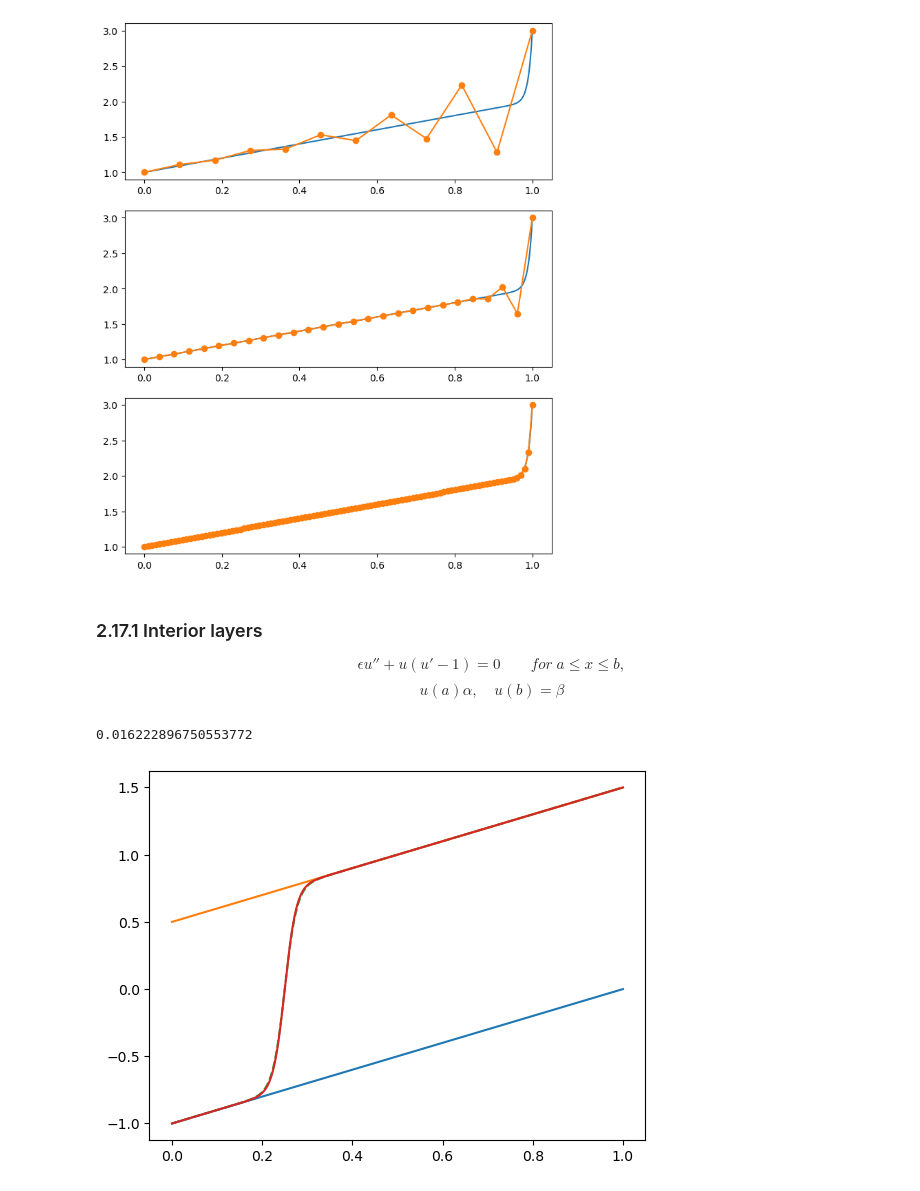
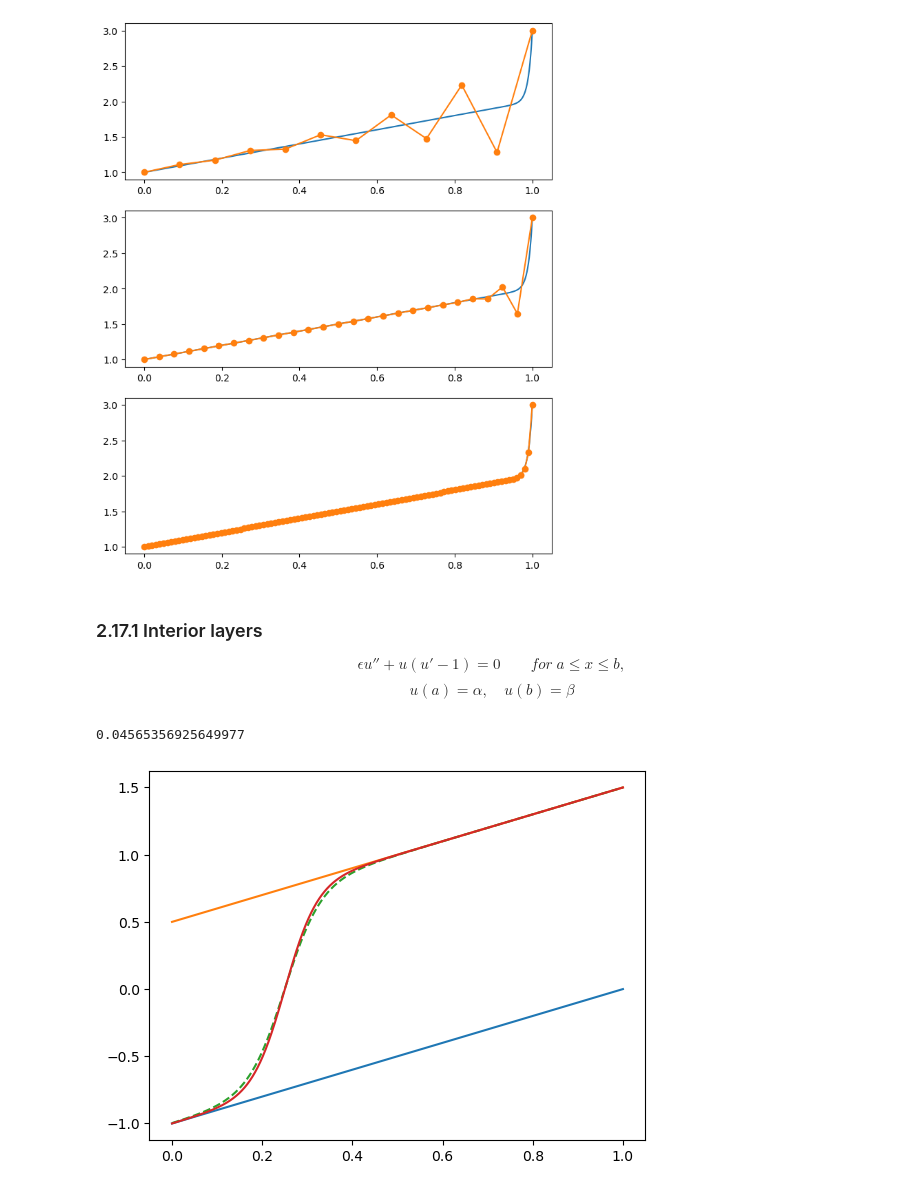
Before and after one commit to qgdr/Finite-Difference-Methods, a Jupyter notebook: I Boundary Value Problems and Iterative Methods/02 Steady States/note.ipynb, the cells around one changed output. Cells and saved outputs as stored; diff of their text form; code cells hidden in the pictures.

```diff
--- a/I Boundary Value Problems and Iterative Methods/02 Steady States/note.ipynb
+++ b/I Boundary Value Problems and Iterative Methods/02 Steady States/note.ipynb
@@ -472,10 +472,10 @@ for i, M in enumerate([10, 25, 100]):
 ### 2.17.1 Interior layers
 
 $$ \epsilon u''+u(u'-1) = 0 \qquad for\; a\le x\le b,$$
-$$ u(a)\alpha, \quad u(b)=\beta $$
+$$ u(a)=\alpha, \quad u(b)=\beta $$
 # %%
 a, b, alpha, beta = 0, 1, -1, 1.5
-ep = 0.01
+ep = 0.03
 
 def outerslt(t_eval, alpha, beta):
     u1 = t_eval+alpha-t_eval[0]
@@ -485,32 +485,32 @@ def outerslt(t_eval, alpha, beta):
 t = np.linspace(0, 1, 101)
 u1, u2 = outerslt(t, alpha, beta)
 plt.plot(t, u1)
 plt.plot(t, u2)
 
 def diff2_u(t, u):
     du = np.vstack((
         u[1], -u[0]*(u[1]-1)/ep
     ))
     return du
 
 def bc(ua, ub):
     return np.array([ua[0]-alpha, ub[0]-beta])
 
 t_eval = np.linspace(0, 1, 10000)
 w0 = (a-b+beta-alpha)/2
 t_bar = (a+b-alpha-beta)/2
 appro = t_eval - t_bar + w0*np.tanh(w0*(t_eval-t_bar)/2/ep)
 plt.plot(t_eval, appro, '--')
 
 t0 = np.linspace(0, 1, 21)
 u0 = np.array([t0 - t_bar + w0*np.tanh(w0*(t0-t_bar)/2/ep), np.ones(21)])
 
 res = integrate.solve_bvp(diff2_u, bc, t0, u0)
 
 u_eval = res.sol(t_eval)[0]
 plt.plot(t_eval, u_eval)
 
 np.abs(appro - u_eval).max()
 # %% [output]
-0.016222896750553772
+0.04565356925649977
-[figure, old version]
+[figure, new version]
```
Also changed, not shown: parts of 4 cells of this notebook, 2 other files.
